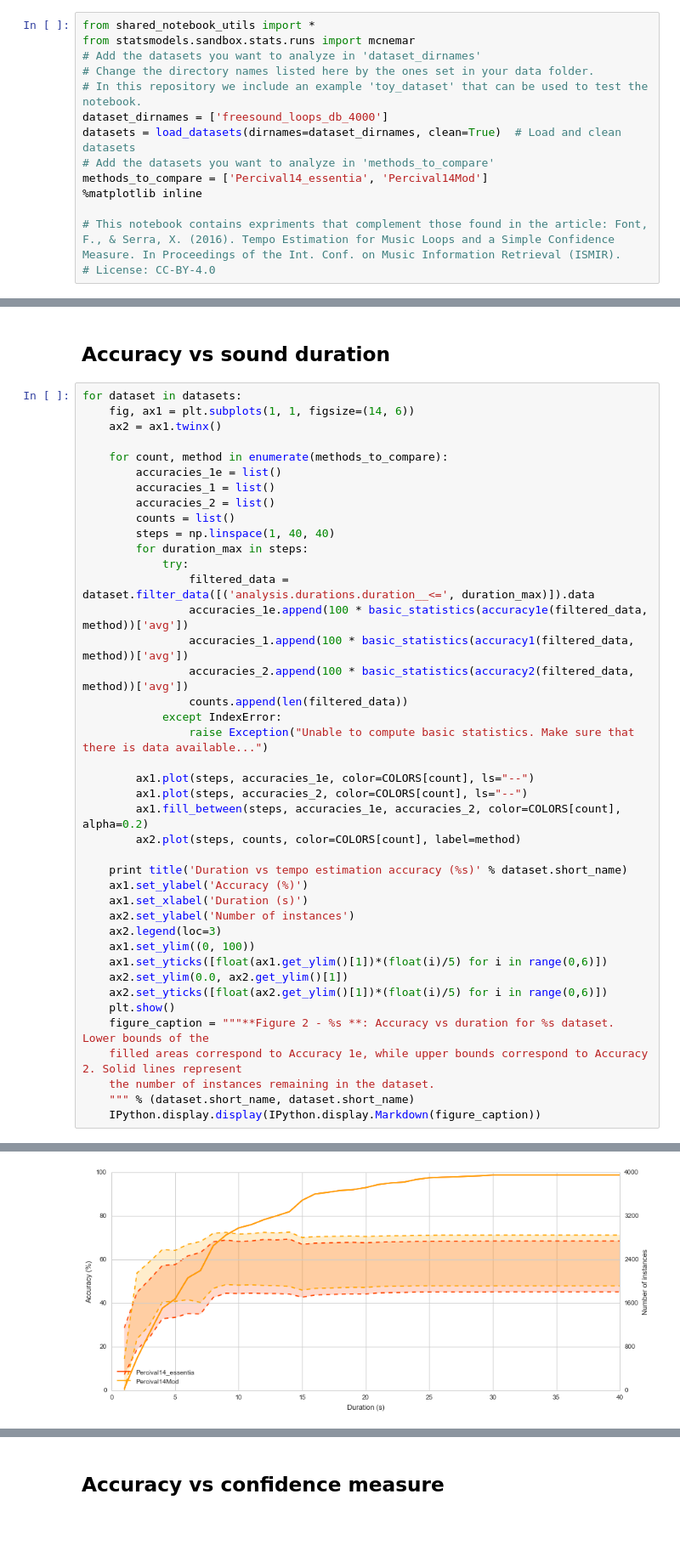
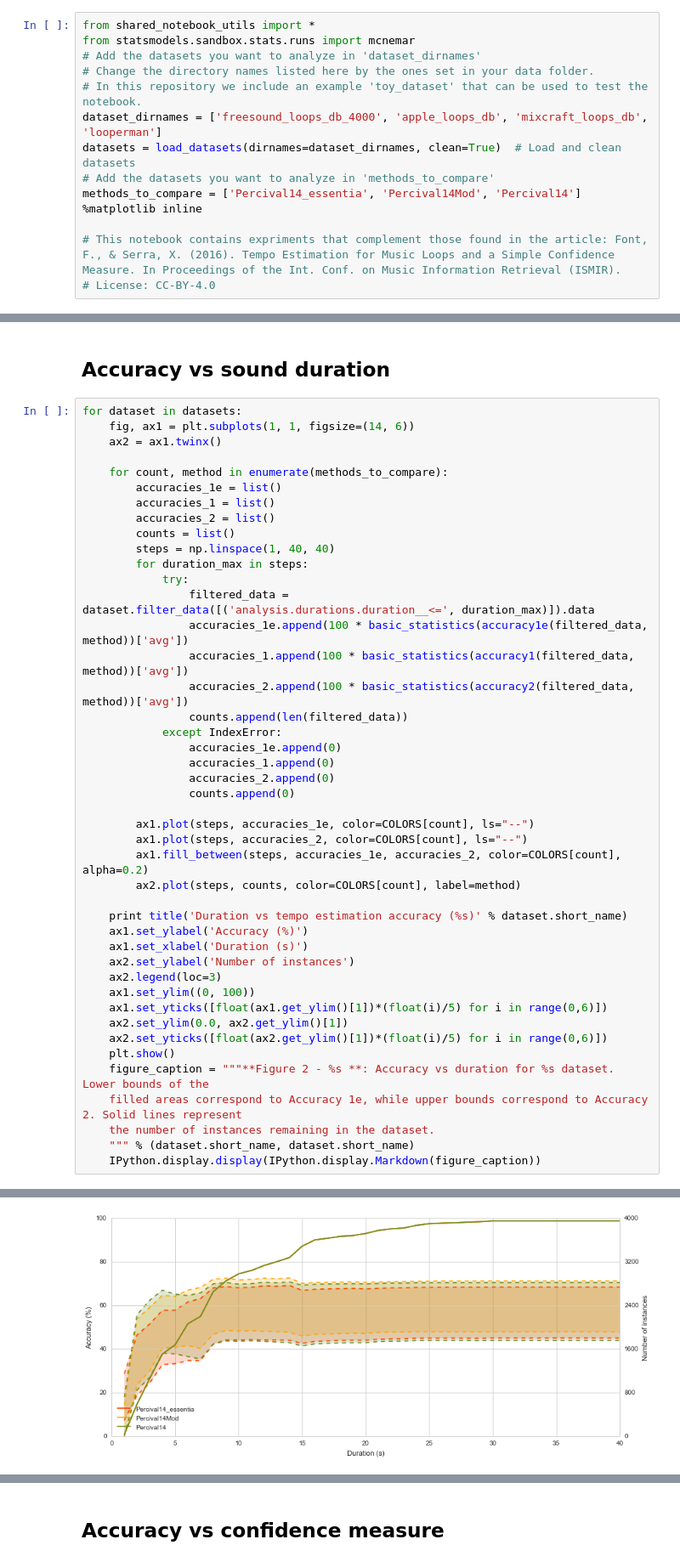
Before and after one commit to ffont/ismir2016, a Jupyter notebook: Compare Percival14 variations.ipynb, the cells around one changed output, grey strips where cells are left out. Shown at 85% size. Saved outputs shown, nothing was run; the diff lists cells and outputs as text; blank space fills up the shorter version.

Commit message:
Running notebooks with updated data

```diff
--- a/Compare Percival14 variations.ipynb
+++ b/Compare Percival14 variations.ipynb
@@ -4,10 +4,10 @@ from statsmodels.sandbox.stats.runs import mcnemar
 # Add the datasets you want to analyze in 'dataset_dirnames'
 # Change the directory names listed here by the ones set in your data folder.
 # In this repository we include an example 'toy_dataset' that can be used to test the notebook.
-dataset_dirnames = ['freesound_loops_db_4000']
+dataset_dirnames = ['freesound_loops_db_4000', 'apple_loops_db', 'mixcraft_loops_db', 'looperman']
 datasets = load_datasets(dirnames=dataset_dirnames, clean=True)  # Load and clean datasets
 # Add the datasets you want to analyze in 'methods_to_compare'
-methods_to_compare = ['Percival14_essentia', 'Percival14Mod']
+methods_to_compare = ['Percival14_essentia', 'Percival14Mod', 'Percival14']
 %matplotlib inline
 
 # This notebook contains expriments that complement those found in the article: Font, F., & Serra, X. (2016). Tempo Estimation for Music Loops and a Simple Confidence Measure. In Proceedings of the Int. Conf. on Music Information Retrieval (ISMIR).
@@ -134,35 +149,38 @@ for dataset in datasets:
                 filtered_data = dataset.filter_data([('analysis.durations.duration__<=', duration_max)]).data
                 accuracies_1e.append(100 * basic_statistics(accuracy1e(filtered_data, method))['avg'])
                 accuracies_1.append(100 * basic_statistics(accuracy1(filtered_data, method))['avg'])
                 accuracies_2.append(100 * basic_statistics(accuracy2(filtered_data, method))['avg'])
                 counts.append(len(filtered_data))
             except IndexError:
-                raise Exception("Unable to compute basic statistics. Make sure that there is data available...")
+                accuracies_1e.append(0)
+                accuracies_1.append(0)
+                accuracies_2.append(0)
+                counts.append(0)
 
         ax1.plot(steps, accuracies_1e, color=COLORS[count], ls="--")
         ax1.plot(steps, accuracies_2, color=COLORS[count], ls="--")
         ax1.fill_between(steps, accuracies_1e, accuracies_2, color=COLORS[count], alpha=0.2)
         ax2.plot(steps, counts, color=COLORS[count], label=method)
 
     print title('Duration vs tempo estimation accuracy (%s)' % dataset.short_name)
     ax1.set_ylabel('Accuracy (%)')
     ax1.set_xlabel('Duration (s)')
     ax2.set_ylabel('Number of instances')
     ax2.legend(loc=3)
     ax1.set_ylim((0, 100))
     ax1.set_yticks([float(ax1.get_ylim()[1])*(float(i)/5) for i in range(0,6)])
     ax2.set_ylim(0.0, ax2.get_ylim()[1])
     ax2.set_yticks([float(ax2.get_ylim()[1])*(float(i)/5) for i in range(0,6)])
     plt.show()
     figure_caption = """**Figure 2 - %s **: Accuracy vs duration for %s dataset. Lower bounds of the
     filled areas correspond to Accuracy 1e, while upper bounds correspond to Accuracy 2. Solid lines represent
     the number of instances remaining in the dataset.
     """ % (dataset.short_name, dataset.short_name)
     IPython.display.display(IPython.display.Markdown(figure_caption))
 # %% [output]
 Duration vs tempo estimation accuracy (FSL4)
 --------------------------------------------
-[figure, old version]
+[figure, new version]
 **Figure 2 - FSL4 **: Accuracy vs duration for FSL4 dataset. Lower bounds of the
     filled areas correspond to Accuracy 1e, while upper bounds correspond to Accuracy 2. Solid lines represent
     the number of instances remaining in the dataset.
```
Also changed, not shown: parts of 6 cells of this notebook.
